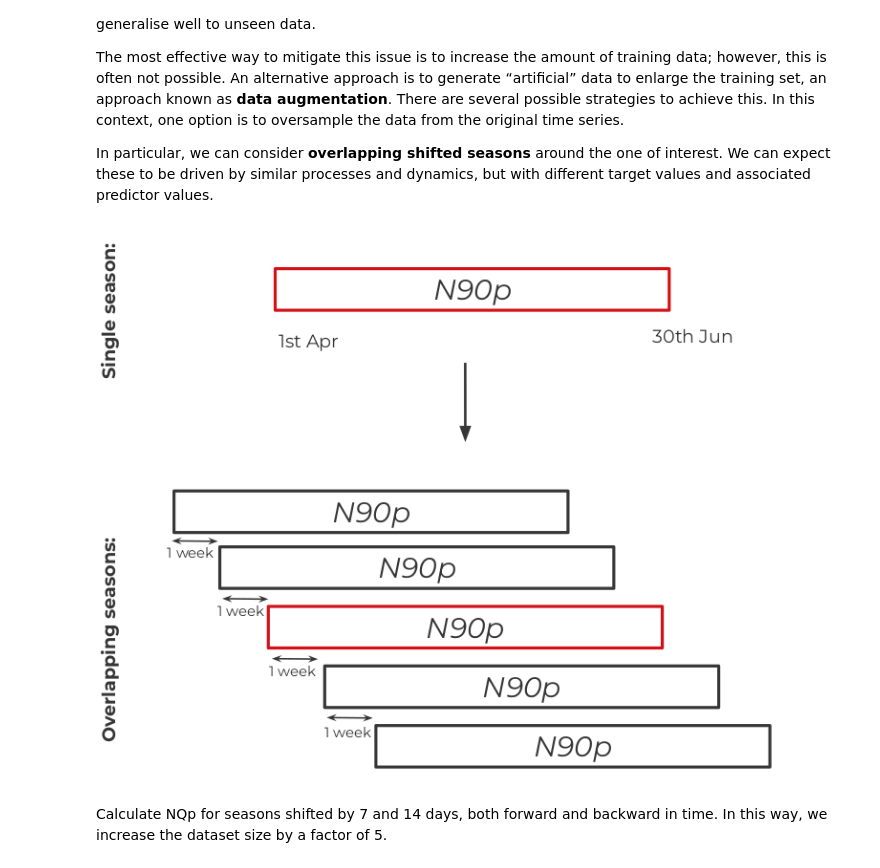
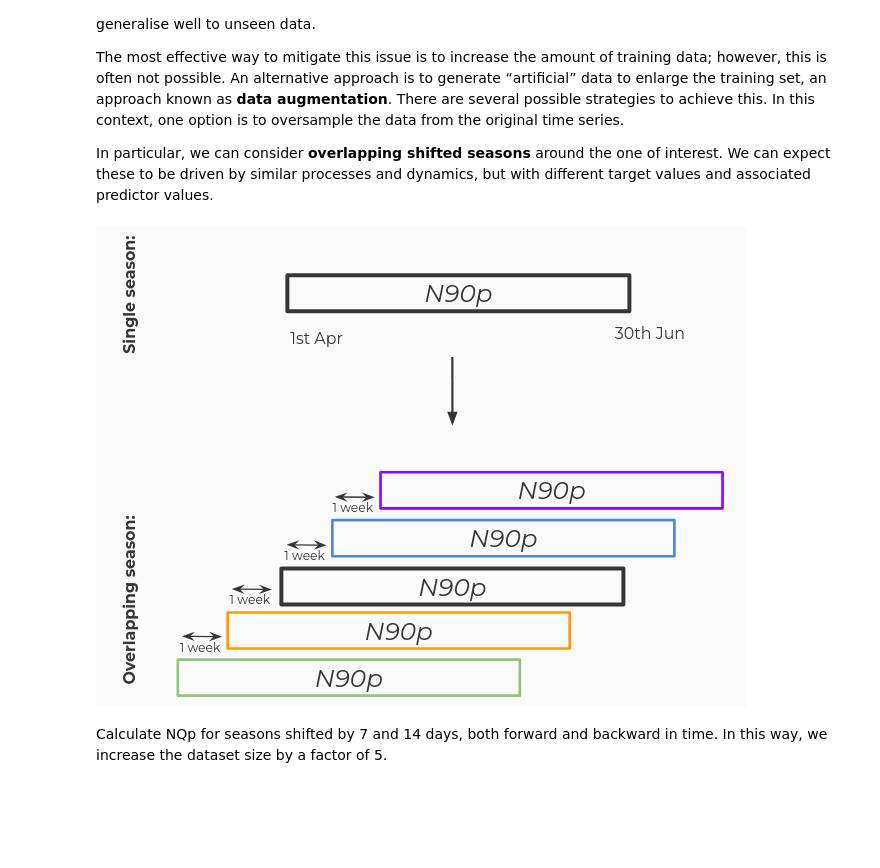
Before and after one commit to eugeniofella/SCEWERO-EPE, a Jupyter notebook: DDEPE-SF_Training/1_EPE-detect.ipynb, the cells around one changed output. Drawn from its saved outputs; the diff is of its cells as text; code cells hidden in the pictures; blank space fills up the shorter version.

```diff
--- a/DDEPE-SF_Training/1_EPE-detect.ipynb
+++ b/DDEPE-SF_Training/1_EPE-detect.ipynb
@@ -352,9 +351,9 @@ The most effective way to mitigate this issue is to increase the amount of train
 
 In particular, we can consider **overlapping shifted seasons** around the one of interest. We can expect these to be driven by similar processes and dynamics, but with different target values and associated predictor values.
 # %%
-display(Image(filename='../overlapping.png'))
+display(Image(filename='../overlapping_seasons.png'))
 # %% [output]
-[figure, old version]
+[figure, new version]
 # %% [markdown]
 Calculate NQp for seasons shifted by 7 and 14 days, both forward and backward in time. In this way, we increase the dataset size by a factor of 5.
 # %%
```
Also changed, not shown: parts of 2 cells of this notebook, 4 other files.
